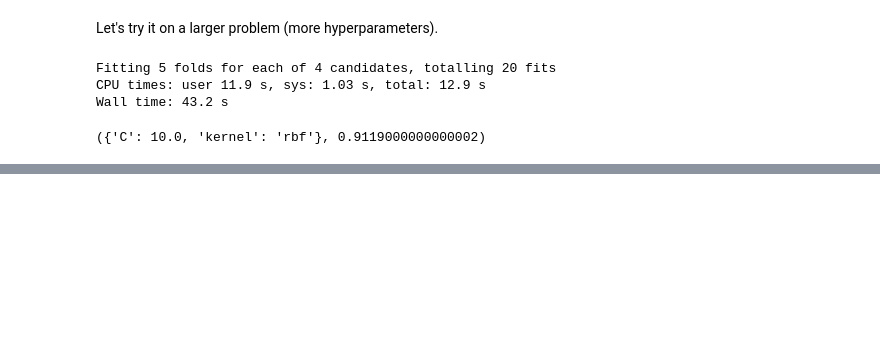
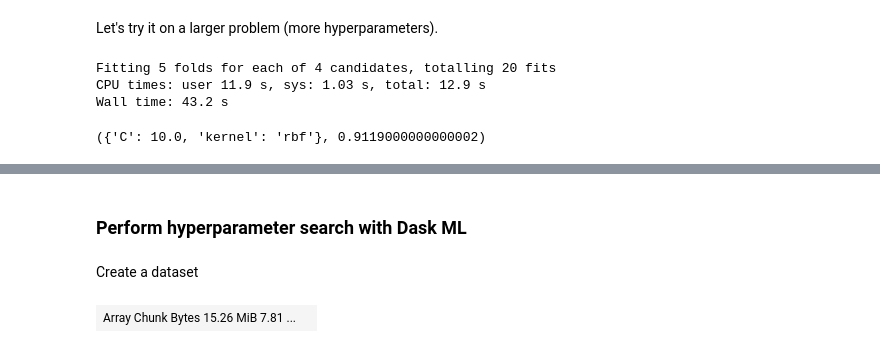
Before and after one commit to esarrazin/dask-tutorial, a Jupyter notebook: solutions/06_machine_learning.ipynb, the cells around one changed output, grey strips where cells are left out. Saved outputs shown, nothing was run; the diff lists cells and outputs as text; code cells hidden in the pictures; blank space fills up the shorter version.

```diff
--- a/solutions/06_machine_learning.ipynb
+++ b/solutions/06_machine_learning.ipynb
@@ -188,0 +232,12 @@ grid_search.best_params_, grid_search.best_score_
+# %% [markdown]
+### Perform hyperparameter search with Dask ML
+# %% [markdown]
+Create a dataset
+# %%
+from dask_ml.datasets import make_classification
+X, y = make_classification(n_samples=100000, n_classes=2, n_redundant=0,
+                          random_state=0, shuffle=False,chunks=50)
+X = X.persist()
+X
+# %% [output]
+| Array Chunk Bytes 15.26 MiB 7.81 ... |  |
```
Also changed, not shown: parts of 16 cells of this notebook, 3 other files.
